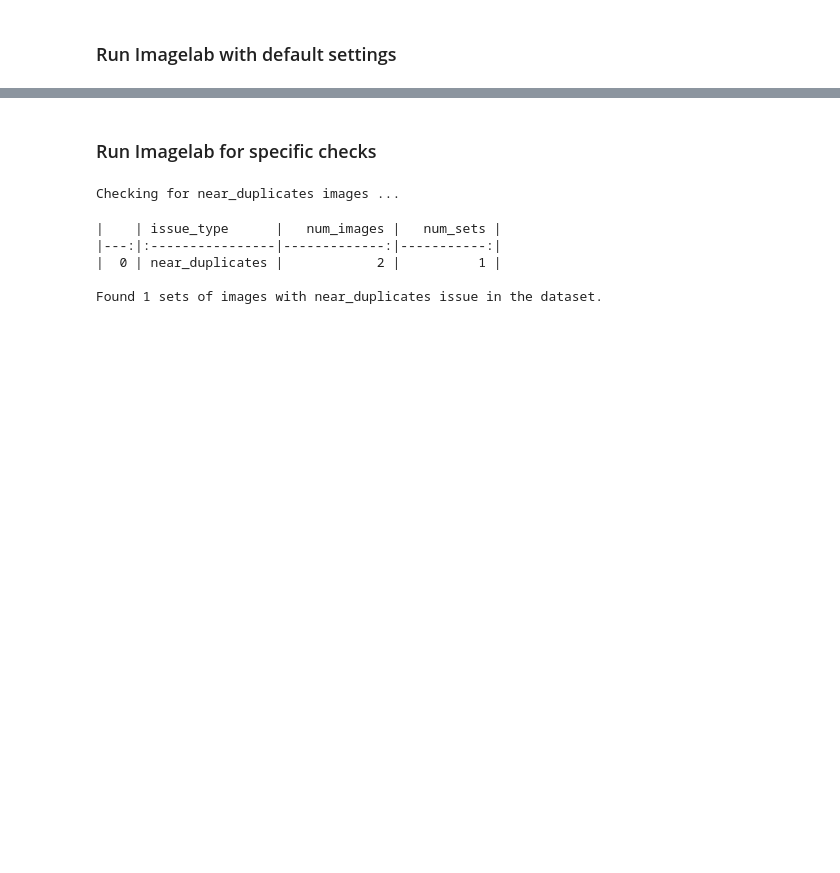
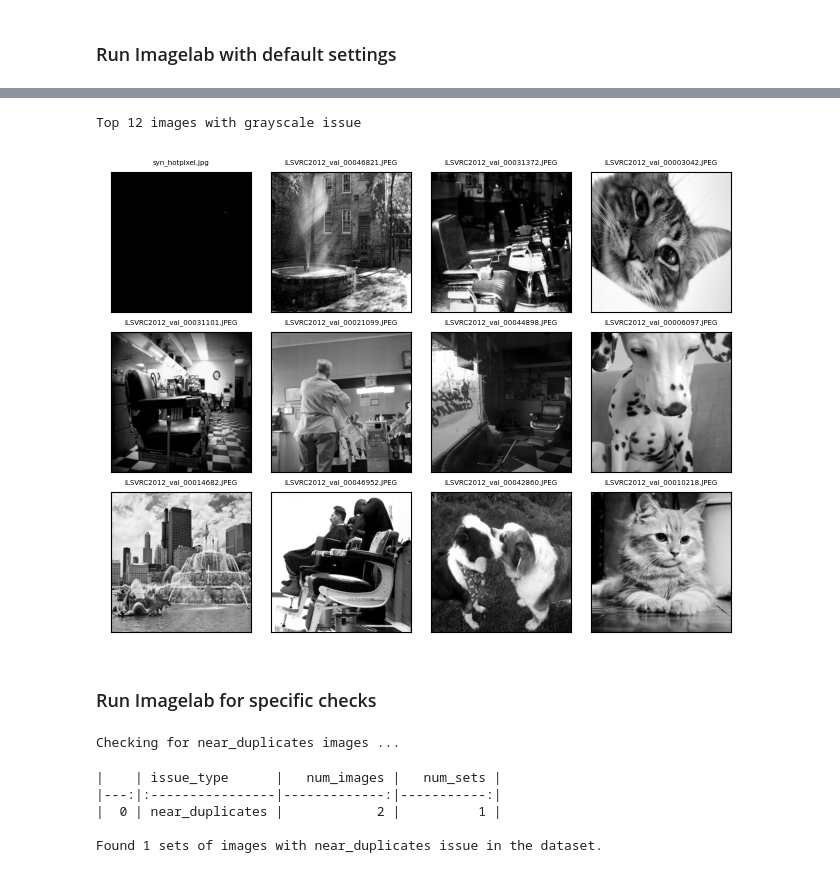
Before and after one commit to cleanlab/cleanvision, a Jupyter notebook: notebooks/demo.ipynb, the cells around one changed output, grey strips where cells are left out. Saved outputs shown, nothing was run; the diff lists cells and outputs as text; code cells hidden in the pictures; blank space fills up the shorter version.

Commit message:
Added check for grayscale images

```diff
--- a/notebooks/demo.ipynb
+++ b/notebooks/demo.ipynb
@@ -44,3 +43,8 @@ Found 3 sets of images with exact_duplicates issue in the dataset.
+# %%
+imagelab.visualize(['grayscale'], examples_per_issue=12)
+# %% [output]
+Top 12 images with grayscale issue
+[figure, added]
 # %% [markdown]
 ### Run Imagelab for specific checks
 # %%
```
Also changed, not shown: parts of 9 cells of this notebook, 6 other files.
